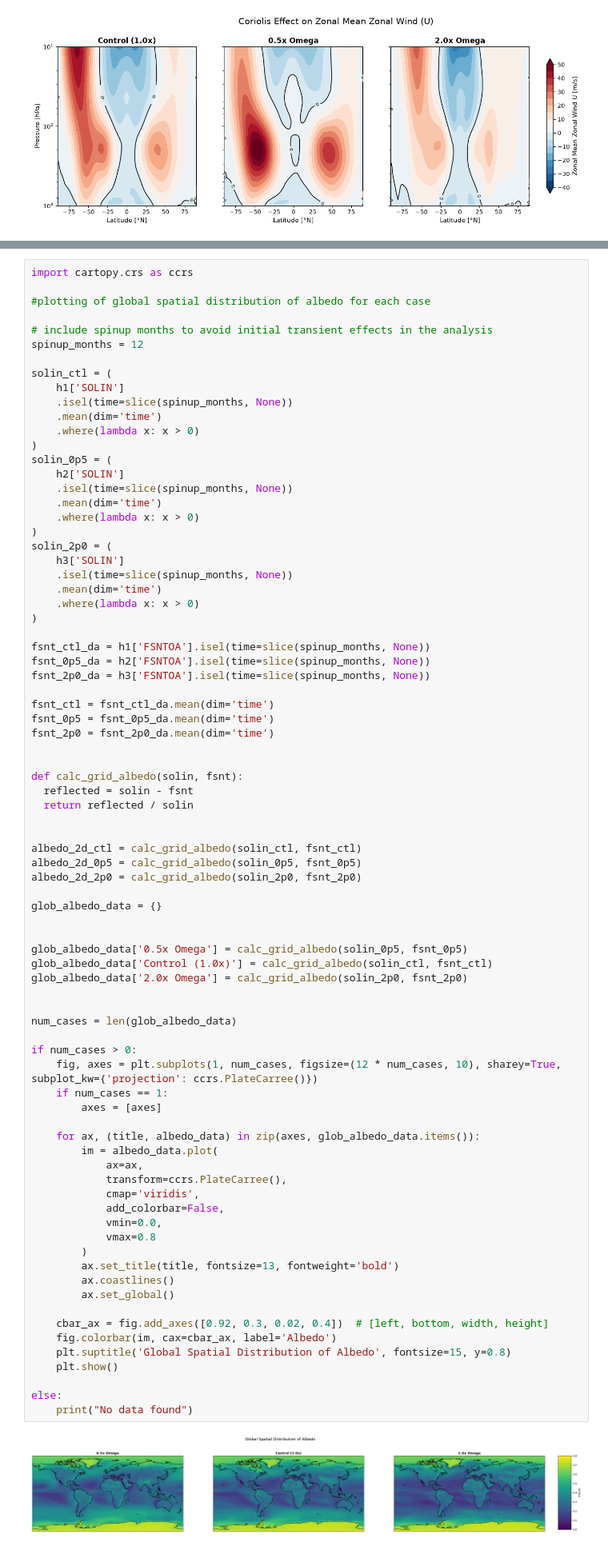
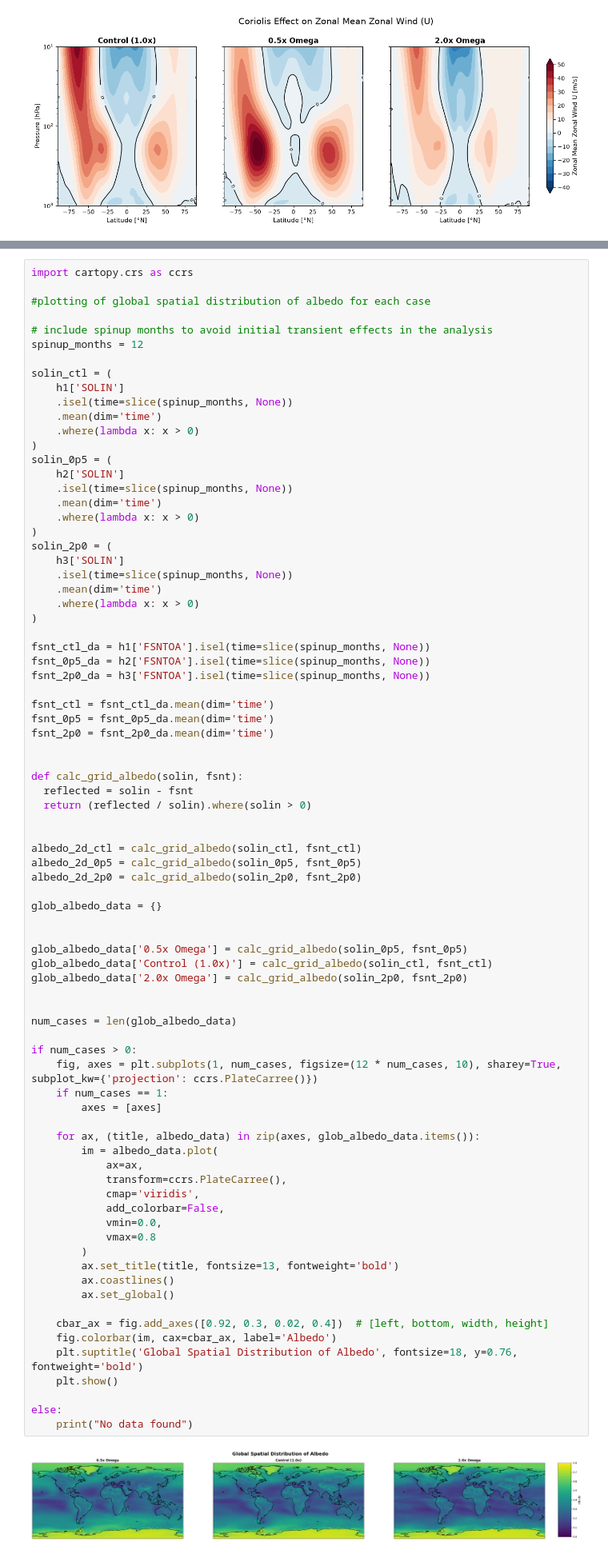
Before and after one commit to doyeon-uni/12.321, a Jupyter notebook: Assignment1_analysis.ipynb, the cells around one changed output, grey strips where cells are left out. Shown at 80% size. Saved outputs shown, nothing was run; the diff lists cells and outputs as text.

```diff
--- a/Assignment1_analysis.ipynb
+++ b/Assignment1_analysis.ipynb
@@ -169,7 +171,7 @@ fsnt_2p0 = fsnt_2p0_da.mean(dim='time')
 
 def calc_grid_albedo(solin, fsnt):
   reflected = solin - fsnt
-  return reflected / solin
+  return (reflected / solin).where(solin > 0)
 
 
 albedo_2d_ctl = calc_grid_albedo(solin_ctl, fsnt_ctl)
@@ -184,35 +186,35 @@ glob_albedo_data['Control (1.0x)'] = calc_grid_albedo(solin_ctl, fsnt_ctl)
 glob_albedo_data['2.0x Omega'] = calc_grid_albedo(solin_2p0, fsnt_2p0)
 
 
 num_cases = len(glob_albedo_data)
 
 if num_cases > 0:
     fig, axes = plt.subplots(1, num_cases, figsize=(12 * num_cases, 10), sharey=True, subplot_kw={'projection': ccrs.PlateCarree()})
     if num_cases == 1:
         axes = [axes]
 
     for ax, (title, albedo_data) in zip(axes, glob_albedo_data.items()):
         im = albedo_data.plot(
             ax=ax,
             transform=ccrs.PlateCarree(),
             cmap='viridis',
             add_colorbar=False,
             vmin=0.0,
             vmax=0.8
         )
         ax.set_title(title, fontsize=13, fontweight='bold')
         ax.coastlines()
         ax.set_global()
 
     cbar_ax = fig.add_axes([0.92, 0.3, 0.02, 0.4])  # [left, bottom, width, height]
     fig.colorbar(im, cax=cbar_ax, label='Albedo')
-    plt.suptitle('Global Spatial Distribution of Albedo', fontsize=15, y=0.8)
+    plt.suptitle('Global Spatial Distribution of Albedo', fontsize=18, y=0.76, fontweight='bold')
     plt.show()
 
 else:
     print("No data found")
 # %% [output]
-[figure, old version]
+[figure, new version]
 # %%
 # plotting the difference map between the 0.5x Omega case and the control case
 albedo_0p5_diff = albedo_2d_0p5 - albedo_2d_ctl
```
Also changed, not shown: parts of 7 cells of this notebook.
